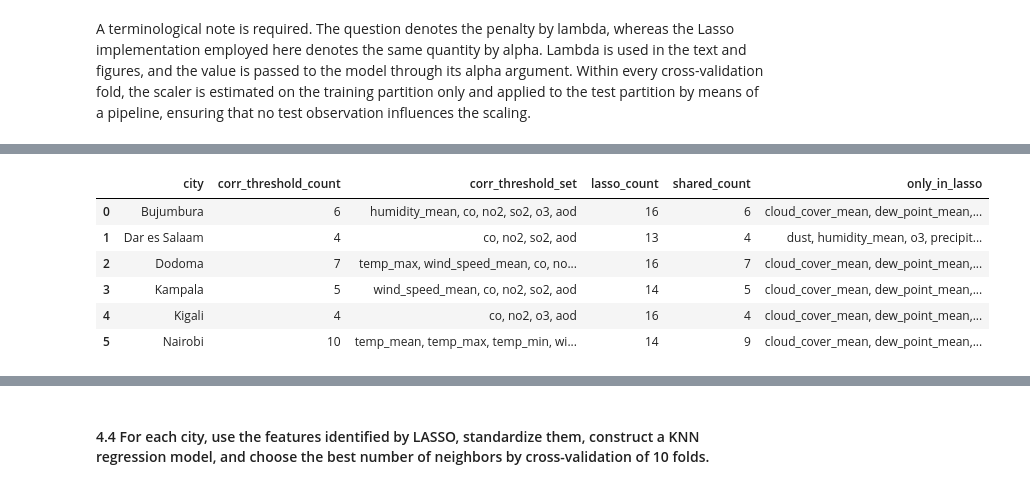
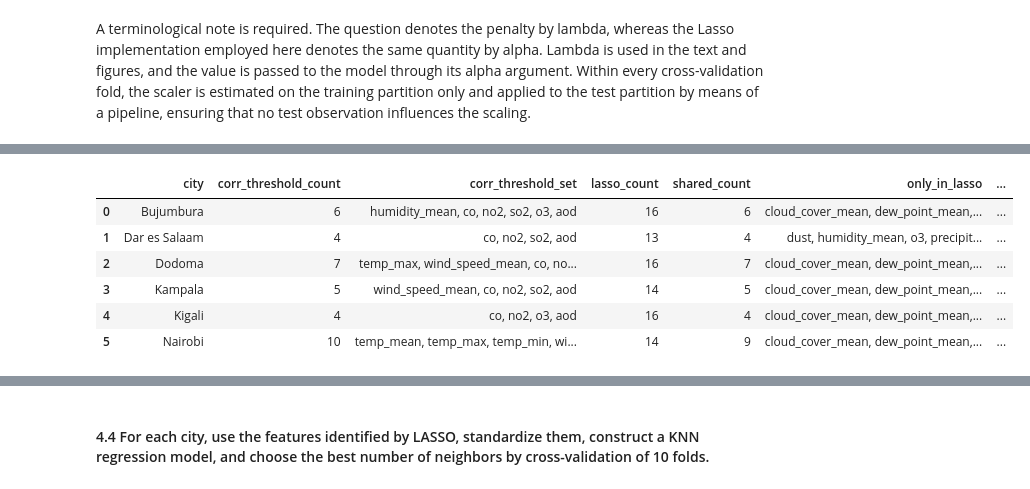
Before and after one commit to api-sage/diaml_projects, a Jupyter notebook: project6/pafolabi_DIAML_Assignment6.ipynb, the cells around one changed output, grey strips where cells are left out. Cells and saved outputs as stored; diff of their text form; code cells hidden in the pictures.

```diff
--- a/project6/pafolabi_DIAML_Assignment6.ipynb
+++ b/project6/pafolabi_DIAML_Assignment6.ipynb
@@ -810,7 +860,7 @@ A terminological note is required. The question denotes the penalty by lambda, w
 # %%
 # Scan the Lasso penalty for each city and I record the cross-validation MSE at each value
 cv_reg = KFold(n_splits=10, shuffle=True, random_state=RANDOM_STATE)
-lambda_grid = np.logspace(-3, 1.2, 35)
+lambda_grid = np.logspace(-4, 1.2, 40)
 lasso_curves = {}
 lasso_selected = {}
 lasso_rows = []
@@ -838,7 +888,7 @@ for ax, city in zip(axes, cities):
     kept = [var for var, c in zip(predictors_16, coefs) if abs(c) > 1e-8]
     lasso_selected[city] = kept
     lasso_rows.append({"city": city, "best_lambda": best_lambda, "best_cv_mse": mean_mses[best_pos],
-                       "kept_count": len(kept), "kept_predictors": ", ".join(kept)})
+                       "kept_count": len(kept)})
     ax.plot(lambda_grid, mean_mses, marker="o", markersize=3)
     ax.axvline(best_lambda, color="red", linestyle="--", linewidth=1)
     ax.set_xscale("log")
@@ -850,4 +900,10 @@ plt.tight_layout()
 plt.show()
 lasso_table = pd.DataFrame(lasso_rows)
 display(lasso_table.round(4))
+
+# The retained sets are displayed in full as a selection matrix (1 means retained)
+lasso_matrix = pd.DataFrame(
+    {city: [1 if var in lasso_selected[city] else 0 for var in predictors_16] for city in cities},
+    index=predictors_16)
+display(lasso_matrix)
 # %% [output]
@@ -862,22 +935,23 @@ display(lasso_table.round(4))
 # %%
 # Set the correlation threshold sets next to the Lasso sets so the two can be compared
 compare_sets = []
 for city in cities:
     corr_set = [var for var in predictors_16 if abs(corr_table.loc[var, city]) > 0.3]
     lasso_set = lasso_selected[city]
     compare_sets.append({"city": city,
                          "corr_threshold_count": len(corr_set),
                          "corr_threshold_set": ", ".join(corr_set),
                          "lasso_count": len(lasso_set),
                          "shared_count": len(set(corr_set) & set(lasso_set)),
-                         "only_in_lasso": ", ".join(sorted(set(lasso_set) - set(corr_set)))})
+                         "only_in_lasso": ", ".join(sorted(set(lasso_set) - set(corr_set))),
+                         "only_in_threshold": ", ".join(sorted(set(corr_set) - set(lasso_set)))})
 display(pd.DataFrame(compare_sets))
 # %% [output]
-|  | city | corr_threshold_count | corr_threshold_set | lasso_count | shared_count | only_in_lasso |
-| 0 | Bujumbura | 6 | humidity_mean, co, no2, so2, o3, aod | 16 | 6 | cloud_cover_mean, dew_point_mean,... |
-| 1 | Dar es Salaam | 4 | co, no2, so2, aod | 13 | 4 | dust, humidity_mean, o3, precipit... |
-| 2 | Dodoma | 7 | temp_max, wind_speed_mean, co, no... | 16 | 7 | cloud_cover_mean, dew_point_mean,... |
-| 3 | Kampala | 5 | wind_speed_mean, co, no2, so2, aod | 14 | 5 | cloud_cover_mean, dew_point_mean,... |
-| 4 | Kigali | 4 | co, no2, o3, aod | 16 | 4 | cloud_cover_mean, dew_point_mean,... |
-| 5 | Nairobi | 10 | temp_mean, temp_max, temp_min, wi... | 14 | 9 | cloud_cover_mean, dew_point_mean,... |
+|  | city | corr_threshold_count | corr_threshold_set | lasso_count | shared_count | only_in_lasso | ... |
+| 0 | Bujumbura | 6 | humidity_mean, co, no2, so2, o3, aod | 16 | 6 | cloud_cover_mean, dew_point_mean,... | ... |
+| 1 | Dar es Salaam | 4 | co, no2, so2, aod | 13 | 4 | dust, humidity_mean, o3, precipit... | ... |
+| 2 | Dodoma | 7 | temp_max, wind_speed_mean, co, no... | 16 | 7 | cloud_cover_mean, dew_point_mean,... | ... |
+| 3 | Kampala | 5 | wind_speed_mean, co, no2, so2, aod | 14 | 5 | cloud_cover_mean, dew_point_mean,... | ... |
+| 4 | Kigali | 4 | co, no2, o3, aod | 16 | 4 | cloud_cover_mean, dew_point_mean,... | ... |
+| 5 | Nairobi | 10 | temp_mean, temp_max, temp_min, wi... | 14 | 9 | cloud_cover_mean, dew_point_mean,... | ... |
 # %% [markdown]
```
Also changed, not shown: parts of 20 cells of this notebook.
